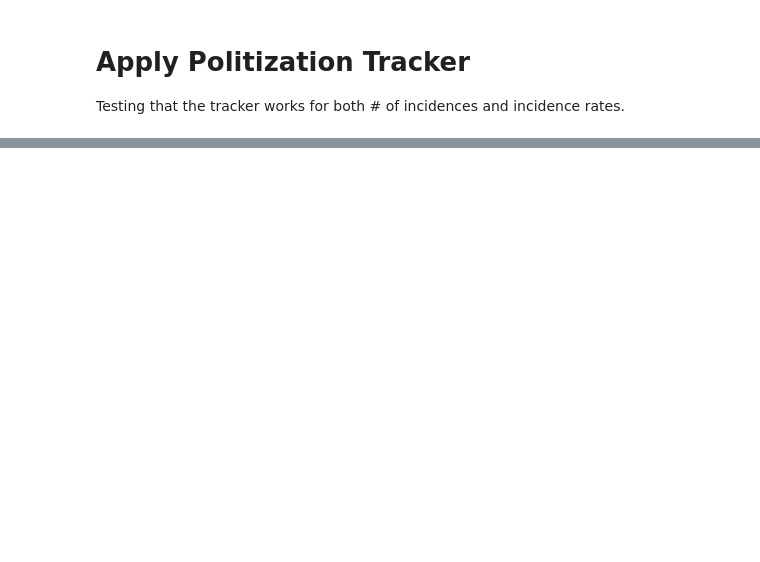
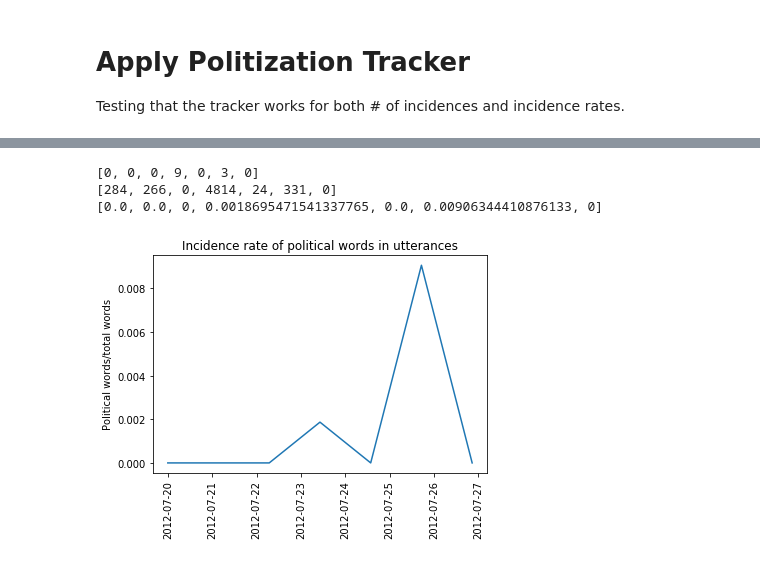
Before and after one commit to calebchiam/Cornell-Conversational-Analysis-Toolkit, a Jupyter notebook: examples/politicization/apply_politicization_tracker.ipynb, the cells around one changed output, grey strips where cells are left out. Drawn from its saved outputs; the diff is of its cells as text; code cells hidden in the pictures; blank space fills up the shorter version.

```diff
--- a/examples/politicization/apply_politicization_tracker.ipynb
+++ b/examples/politicization/apply_politicization_tracker.ipynb
@@ -62,0 +267,8 @@ for conv_id in corpus.conversations:
+# %%
+from nltk.tokenize import word_tokenize
+
+## function takes in utterance and counts total words
+def count_total_words(utt):
+    if utt.text != None:
+        tokenized = word_tokenize(utt.text.lower())
+        return len(tokenized)
@@ -62,0 +282,41 @@ for conv_id in corpus.conversations:
+# %%
+## next, I want the incidence rate per day of political words
+
+inc_rate_sh = [0]*ps
+total_pol_words_sh = [0]*ps
+total_words_sh = [0]*ps
+
+for i,x in enumerate(sh_list):
+    utt = corpus.get_utterance(x[0])
+    posted_time = datetime.fromtimestamp(utt.timestamp)
+    y = 0
+    while (posted_time > times[y]):
+
+        y = y + 1
+
+    ## this gives us the timeframe to mark it as
+    total_pol_words_sh[y-1] = total_pol_words_sh[y-1] + utt.meta['num_pol_refs']
+    total_words_sh[y-1] = total_words_sh[y-1] + count_total_words(utt)
+    if y == 0:
+        print(count_total_words(utt))
+
+print(total_pol_words_sh)
+print(total_words_sh)
+
+for i in range(0, ps):
+    if total_words_sh[i] != 0:
+        inc_rate_sh[i] = total_pol_words_sh[i]/total_words_sh[i]
+
+print(inc_rate_sh)
+# %% [output]
+[0, 0, 0, 9, 0, 3, 0]
+[284, 266, 0, 4814, 24, 331, 0]
+[0.0, 0.0, 0, 0.0018695471541337765, 0.0, 0.00906344410876133, 0]
+# %%
+plt.plot(bin_times,inc_rate_sh)
+plt.xticks(rotation='vertical')
+plt.ylabel('Political words/total words')
+plt.title('Incidence rate of political words in utterances')
+plt.show()
+# %% [output]
+[figure, added]
```
Also changed, not shown: parts of 18 cells of this notebook, 1 other file.
